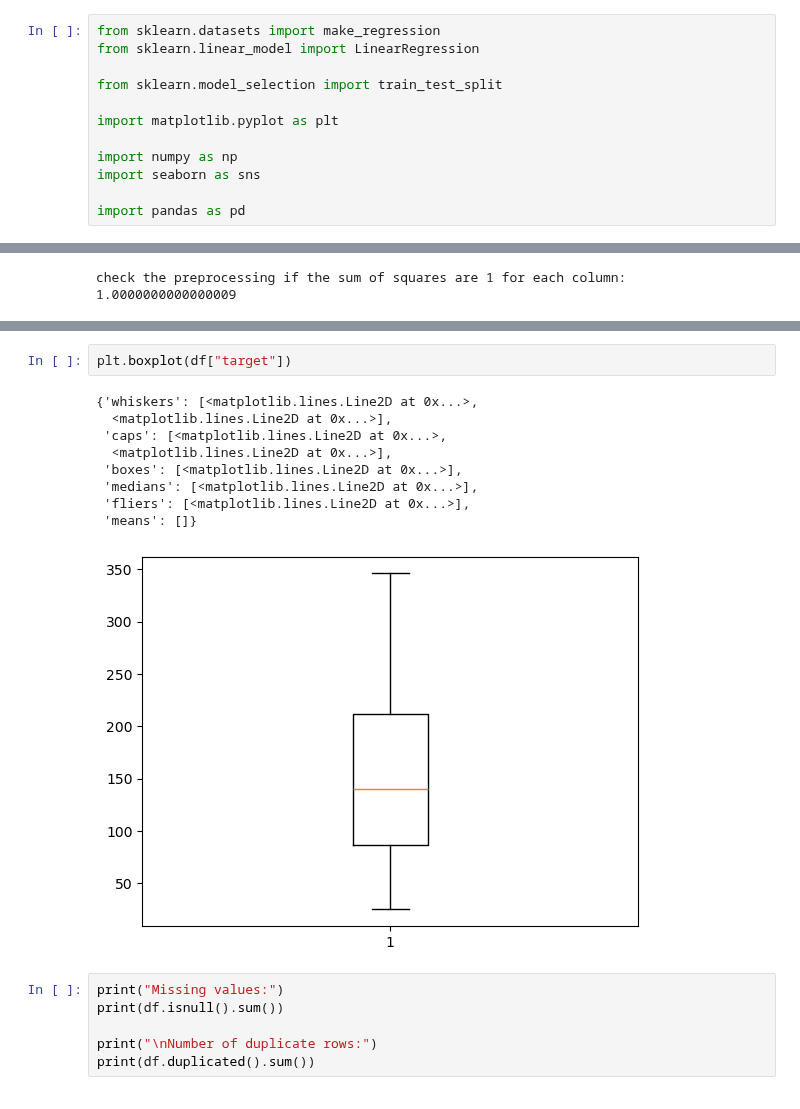
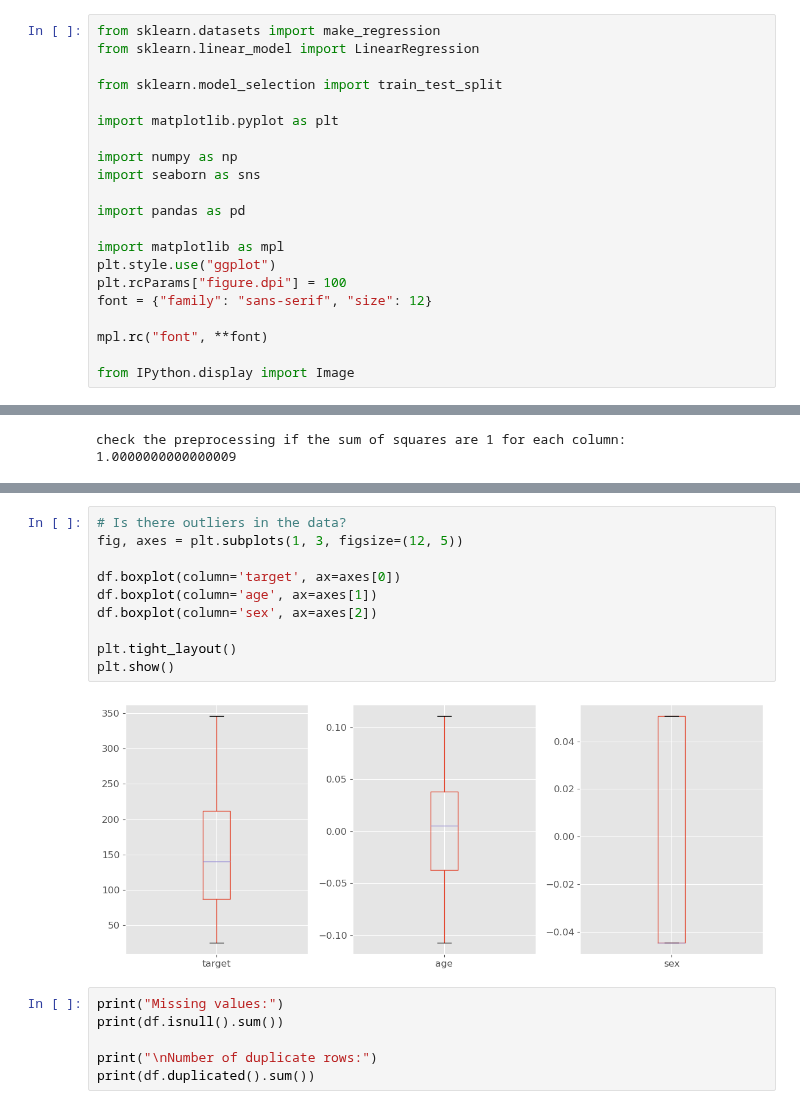
Before and after one commit to amandipde/ML_From_scratch, a Jupyter notebook: Linear_Regression/Linear_regression.ipynb, the cells around one changed output, grey strips where cells are left out. Drawn from its saved outputs; the diff is of its cells as text.

```diff
--- a/Linear_Regression/Linear_regression.ipynb
+++ b/Linear_Regression/Linear_regression.ipynb
@@ -12,6 +12,15 @@ import numpy as np
 import seaborn as sns
 
 import pandas as pd
+
+import matplotlib as mpl
+plt.style.use("ggplot")
+plt.rcParams["figure.dpi"] = 100
+font = {"family": "sans-serif", "size": 12}
+
+mpl.rc("font", **font)
+
+from IPython.display import Image
 # %%
 # Synthetic dataset
 # fix the seed
@@ -228,15 +252,15 @@ check the preprocessing if the sum of squares are 1 for each column:  1.00000000
 # %%
-plt.boxplot(df["target"])
+# Is there outliers in the data?
+fig, axes = plt.subplots(1, 3, figsize=(12, 5))
+
+df.boxplot(column='target', ax=axes[0])
+df.boxplot(column='age', ax=axes[1])
+df.boxplot(column='sex', ax=axes[2])
+
+plt.tight_layout()
+plt.show()
 # %% [output]
-{'whiskers': [<matplotlib.lines.Line2D at 0x...>,
-  <matplotlib.lines.Line2D at 0x...>],
- 'caps': [<matplotlib.lines.Line2D at 0x...>,
-  <matplotlib.lines.Line2D at 0x...>],
- 'boxes': [<matplotlib.lines.Line2D at 0x...>],
- 'medians': [<matplotlib.lines.Line2D at 0x...>],
- 'fliers': [<matplotlib.lines.Line2D at 0x...>],
- 'means': []}
-[figure, old version]
+[figure, new version]
 # %%
 print("Missing values:")
 print(df.isnull().sum())
```
Also changed, not shown: parts of 10 cells of this notebook, 1 other file.
